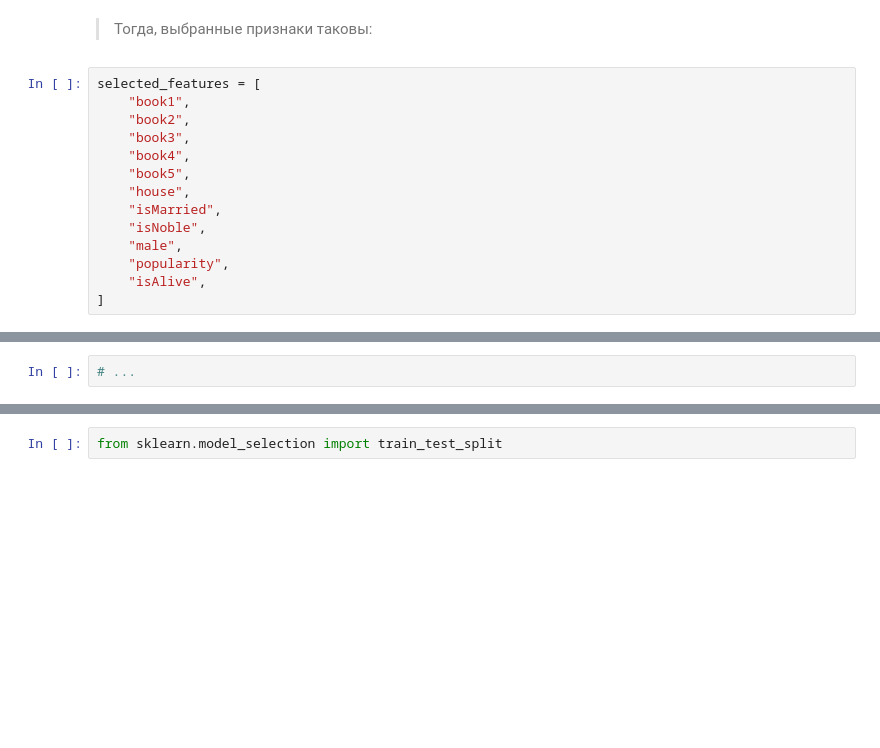
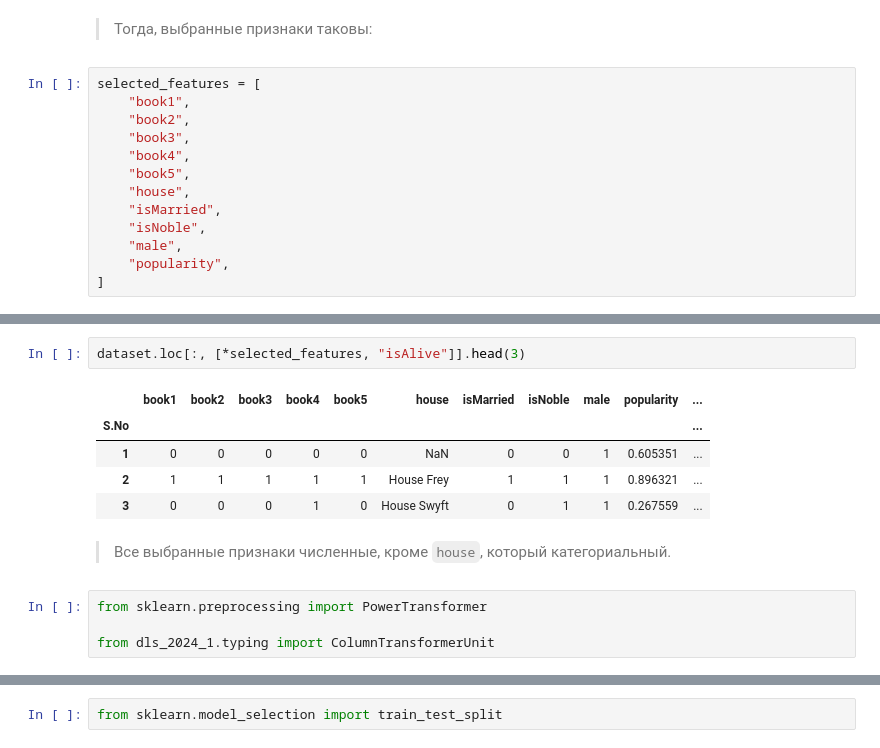
Before and after one commit to relicks/dls-2024-1, a Jupyter notebook: notebooks/hws/4_2_game_of_thrones_prediction.ipynb, the cells around one changed output, grey strips where cells are left out. Saved outputs shown, nothing was run; the diff lists cells and outputs as text; blank space fills up the shorter version.

```diff
--- a/notebooks/hws/4_2_game_of_thrones_prediction.ipynb
+++ b/notebooks/hws/4_2_game_of_thrones_prediction.ipynb
@@ -371,6 +361,5 @@ selected_features = [
     "isNoble",
     "male",
     "popularity",
-    "isAlive",
 ]
 # %% [markdown]
@@ -380,4 +387,16 @@ selected_features = [
   * Обработайте категориальные признаки и переведите их в числа. Можете выбрать любой кодировщик.
   * Проанализируйте количественные признаки. Есть ли корреляция между признаками?
-# %%
-# ...
+# %%
+dataset.loc[:, [*selected_features, "isAlive"]].head(3)
+# %% [output]
+|  | book1 | book2 | book3 | book4 | book5 | house | isMarried | isNoble | male | popularity | ... |
+| S.No |  |  |  |  |  |  |  |  |  |  | ... |
+| 1 | 0 | 0 | 0 | 0 | 0 | NaN | 0 | 0 | 1 | 0.605351 | ... |
+| 2 | 1 | 1 | 1 | 1 | 1 | House Frey | 1 | 1 | 1 | 0.896321 | ... |
+| 3 | 0 | 0 | 0 | 1 | 0 | House Swyft | 0 | 1 | 1 | 0.267559 | ... |
+# %% [markdown]
+> Все выбранные признаки численные, кроме `house`, который категориальный.
+# %%
+from sklearn.preprocessing import PowerTransformer
+
+from dls_2024_1.typing import ColumnTransformerUnit
```
Also changed, not shown: parts of 34 cells of this notebook, 1 other file.
